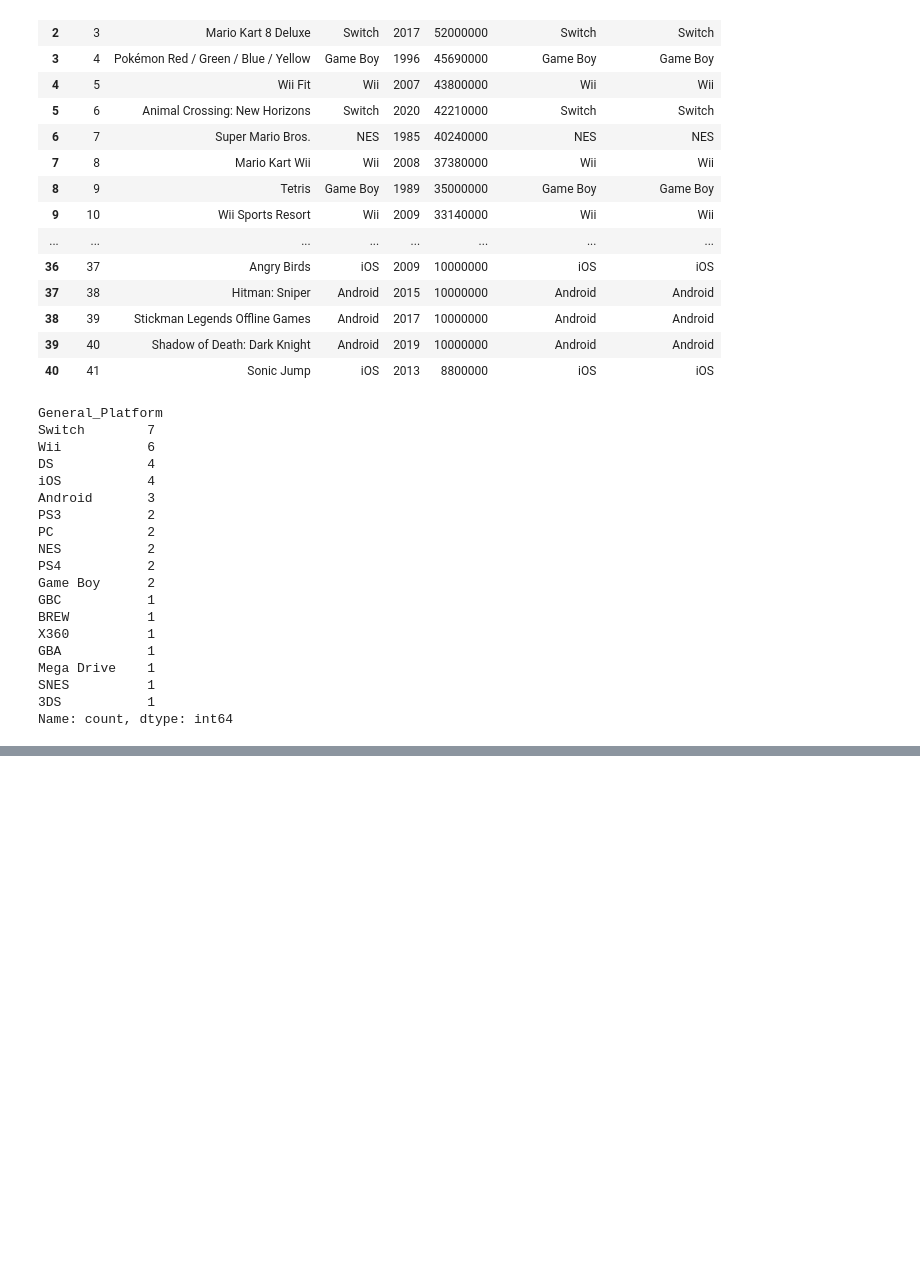
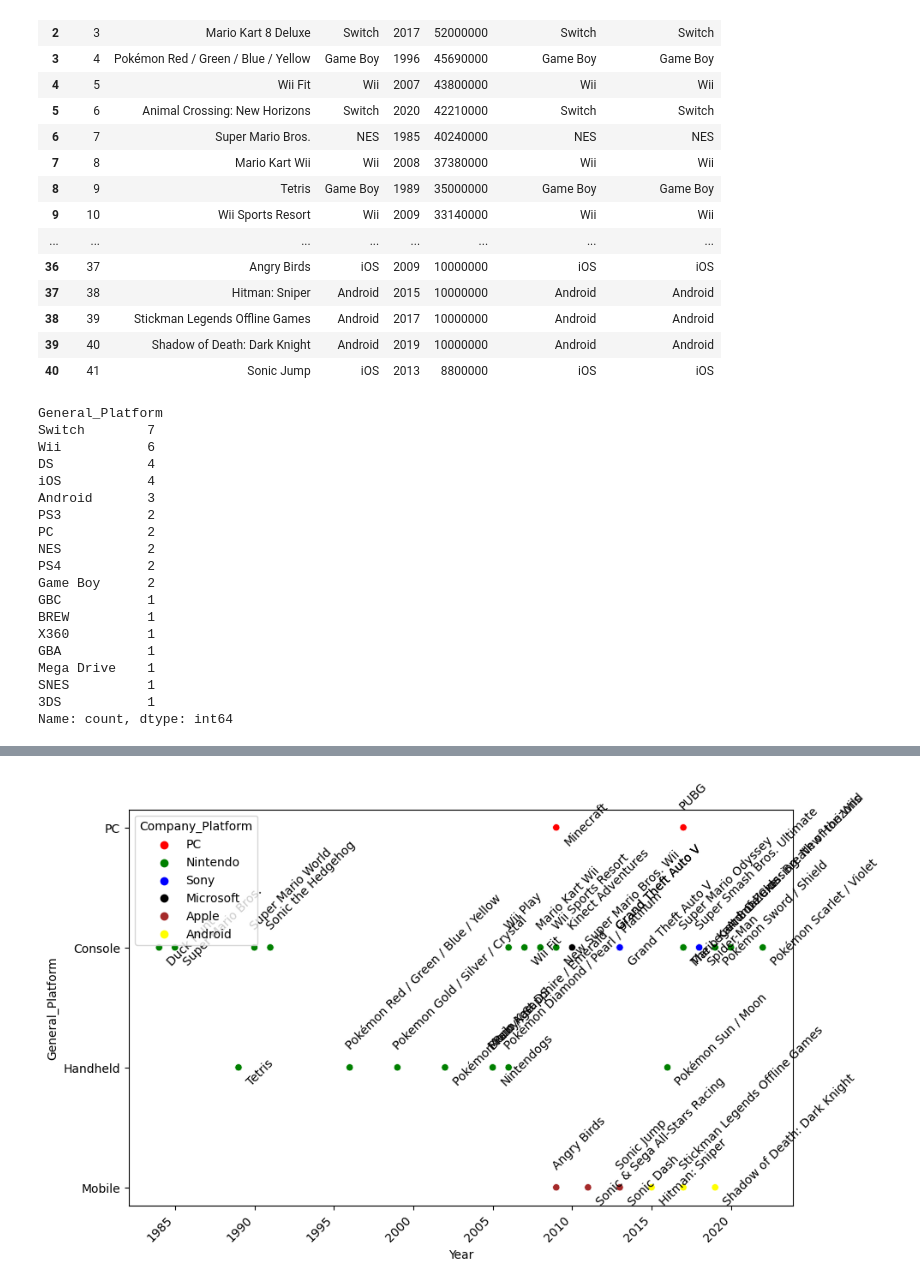
Before and after one commit to John-ODell/DA12capstone_Videogame_Monetization, a Jupyter notebook: notebooks/best_selling_video_games.ipynb, the cells around one changed output, grey strips where cells are left out. Saved outputs shown, nothing was run; the diff lists cells and outputs as text; code cells hidden in the pictures; blank space fills up the shorter version.

```diff
--- a/notebooks/best_selling_video_games.ipynb
+++ b/notebooks/best_selling_video_games.ipynb
@@ -75,0 +82,4 @@ microsoft_dictionary = {'XBOX':'Microsoft'}
+# %%
+best_selling_video_games['General_Platform']=best_selling_video_games['General_Platform'].replace(released_on_dictionary)
+# %%
+best_selling_video_games['Company_Platform']=best_selling_video_games['Company_Platform'].replace(companies_dictionary)
@@ -75,0 +90,2 @@ microsoft_dictionary = {'XBOX':'Microsoft'}
+# %%
+best_selling_video_games = best_selling_video_games.drop(index=14)
@@ -75,0 +94,2 @@ microsoft_dictionary = {'XBOX':'Microsoft'}
+# %%
+best_selling_video_games = best_selling_video_games.drop(index=0)
@@ -75,0 +121,32 @@ microsoft_dictionary = {'XBOX':'Microsoft'}
+# %%
+plt.figure(figsize=(10,6))
+ax=sns.scatterplot(data=best_selling_video_games,
+                x='Year',
+                y='General_Platform',
+                hue='Company_Platform',
+                palette=['red','green','blue','black','brown','yellow'])
+
+plt.xticks(rotation=45, ha='right')
+
+for line in range(0, best_selling_video_games.shape[0]):
+    if line % 2 == 0:
+        xytext = (-5, 15)
+    else:
+        xytext = (5, -15)
+
+    ax.annotate(best_selling_video_games.Title.iloc[line],
+                (best_selling_video_games.Year.iloc[line], best_selling_video_games.General_Platform.iloc[line]),
+                textcoords="offset points",
+                xytext=xytext,
+                ha='left',
+                rotation=45,
+                fontsize='medium',
+                color='black',
+                weight='light')
+
+
+# Show the plot
+#plt.savefig(r'C:\Users\johnc\Desktop\DA12\Python\DA12capstone_Videogame_Monetization\data\Console_Model_unitssold_type.png', bbox_inches='tight')
+plt.show()
+# %% [output]
+[figure, added]
```
Also changed, not shown: parts of 13 cells of this notebook.
